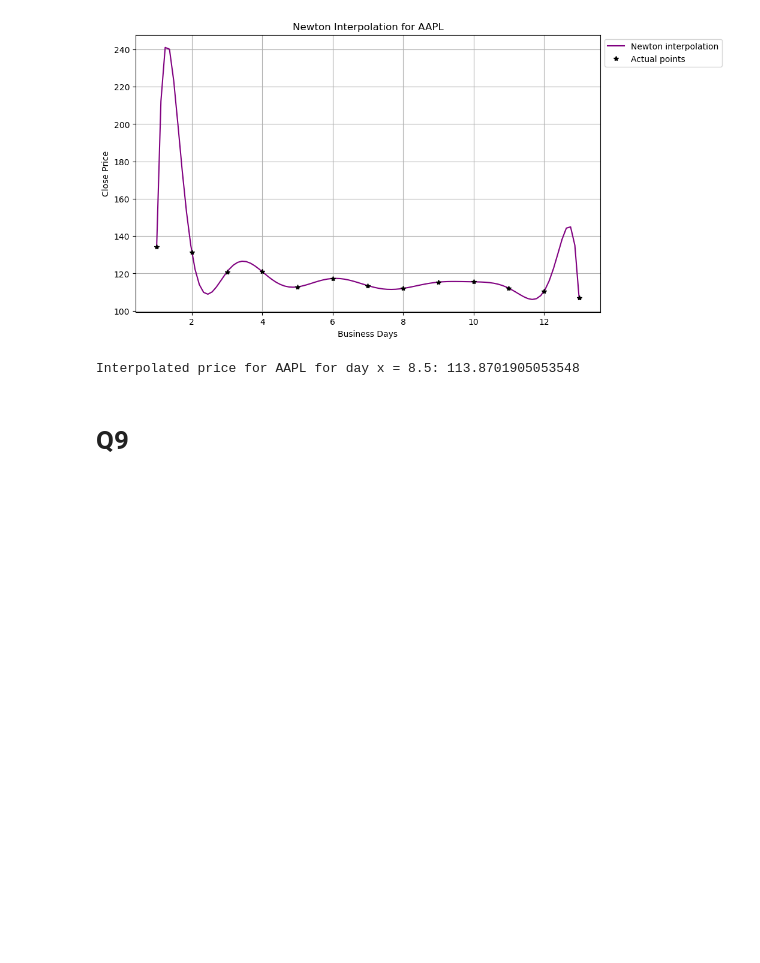
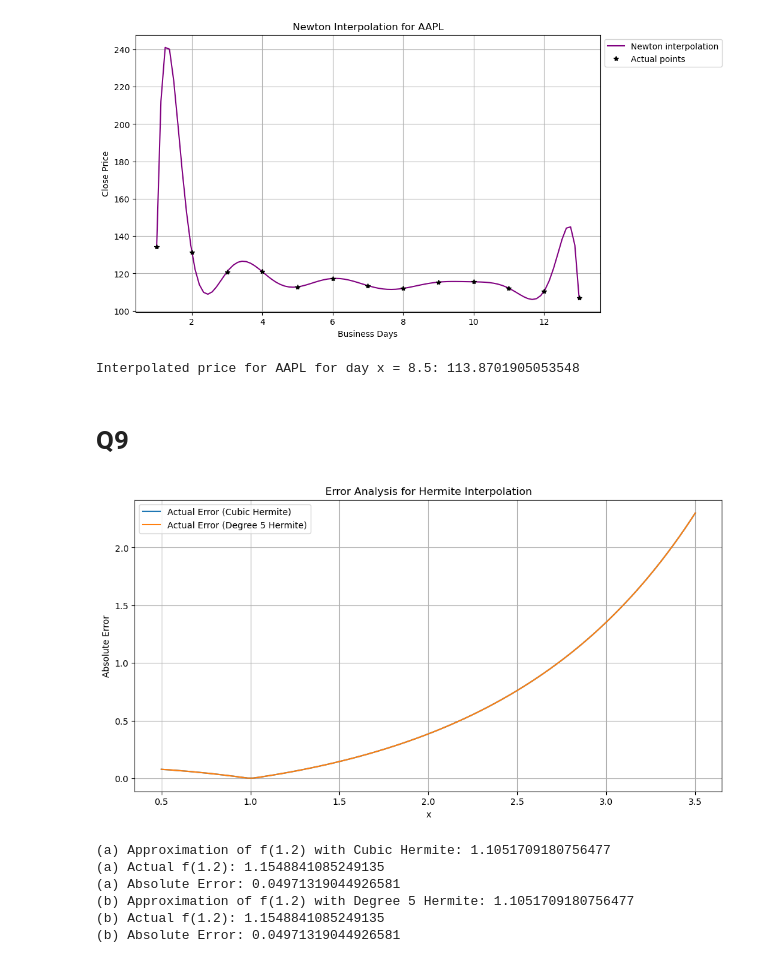
Before and after one commit to atkrish0/numerical-analysis-rbs, a Jupyter notebook: hw3/Atheesh_Krishnan_NA_HW3.ipynb, the cells around one changed output. Cells and saved outputs as stored; diff of their text form; code cells hidden in the pictures; blank space fills up the shorter version.

```diff
--- a/hw3/Atheesh_Krishnan_NA_HW3.ipynb
+++ b/hw3/Atheesh_Krishnan_NA_HW3.ipynb
@@ -182,3 +239,71 @@ print(f"Interpolated price for AAPL for day x = 8.5: {interpolated_price}")
 Interpolated price for AAPL for day x = 8.5: 113.8701905053548
 # %% [markdown]
 # Q9
+# %%
+def f(x):
+    return np.exp(x**2 / 10)
+
+def f_prime(x):
+    return (x / 5) * np.exp(x**2 / 10)
+
+
+# Part (a): Cubic Hermite Interpolating Polynomial
+x_points_a = [1, 1.5]
+y_values_a = [f(x) for x in x_points_a]
+y_derivatives_a = [f_prime(x) for x in x_points_a]
+
+z_a, coef_a = hermite_interpolation(x_points_a, y_values_a, y_derivatives_a)
+
+# Approximate f(1.2) using the polynomial
+x_target = 1.2
+approx_a = evaluate_hermite(z_a, coef_a, x_target)
+actual_a = f(x_target)
+error_a = abs(approx_a - actual_a)
+
+# Part (b): Hermite Interpolating Polynomial of Degree 5
+x_points_b = [1, 2, 3]
+y_values_b = [f(x) for x in x_points_b]
+y_derivatives_b = [f_prime(x) for x in x_points_b]
+
+z_b, coef_b = hermite_interpolation(x_points_b, y_values_b, y_derivatives_b)
+
+# Approximate f(1.2) using the polynomial
+approx_b = evaluate_hermite(z_b, coef_b, x_target)
+actual_b = f(x_target)
+error_b = abs(approx_b - actual_b)
+
+# Calculate error bounds and plot
+x_vals = np.linspace(0.5, 3.5, 100)
+f_vals = [f(x) for x in x_vals]
+approx_vals_a = [evaluate_hermite(z_a, coef_a, x) for x in x_vals]
+approx_vals_b = [evaluate_hermite(z_b, coef_b, x) for x in x_vals]
+
+# Convert lists to NumPy arrays to allow element-wise operations
+errors_a = np.abs(np.array(f_vals) - np.array(approx_vals_a))
+errors_b = np.abs(np.array(f_vals) - np.array(approx_vals_b))
+
+plt.figure(figsize=(12, 6))
+plt.plot(x_vals, errors_a, label="Actual Error (Cubic Hermite)")
+plt.plot(x_vals, errors_b, label="Actual Error (Degree 5 Hermite)")
+plt.xlabel("x")
+plt.ylabel("Absolute Error")
+plt.title("Error Analysis for Hermite Interpolation")
+plt.legend()
+plt.grid(True)
+plt.show()
+
+print(f"(a) Approximation of f(1.2) with Cubic Hermite: {approx_a}")
+print(f"(a) Actual f(1.2): {actual_a}")
+print(f"(a) Absolute Error: {error_a}")
+
+print(f"(b) Approximation of f(1.2) with Degree 5 Hermite: {approx_b}")
+print(f"(b) Actual f(1.2): {actual_b}")
+print(f"(b) Absolute Error: {error_b}")
+# %% [output]
+[figure, added]
+(a) Approximation of f(1.2) with Cubic Hermite: 1.1051709180756477
+(a) Actual f(1.2): 1.1548841085249135
+(a) Absolute Error: 0.04971319044926581
+(b) Approximation of f(1.2) with Degree 5 Hermite: 1.1051709180756477
+(b) Actual f(1.2): 1.1548841085249135
+(b) Absolute Error: 0.04971319044926581
```
Also changed, not shown: parts of 10 cells of this notebook, 1 other file.
